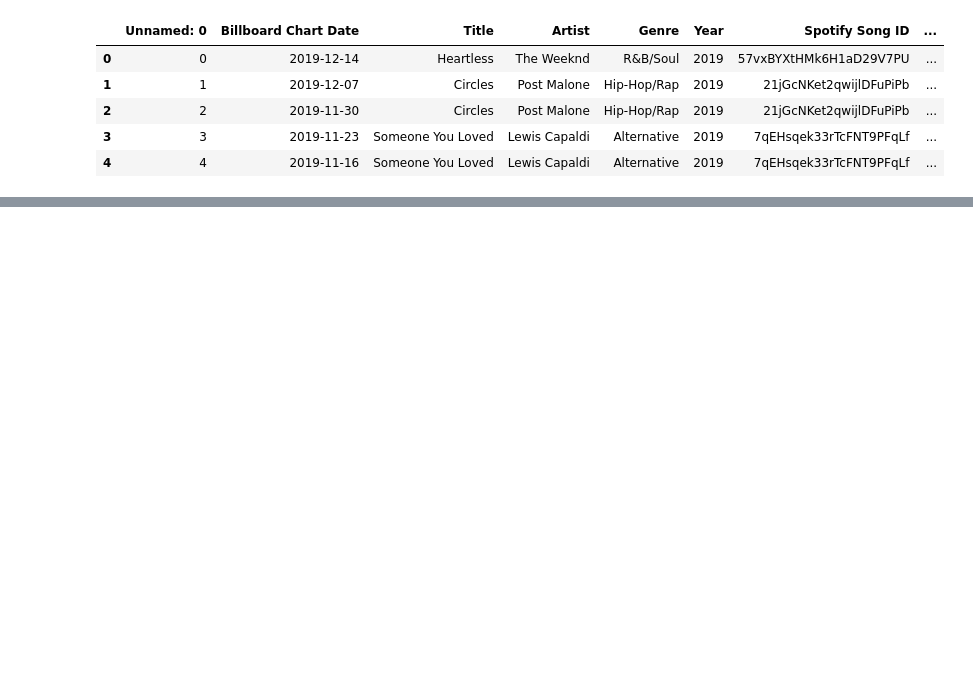
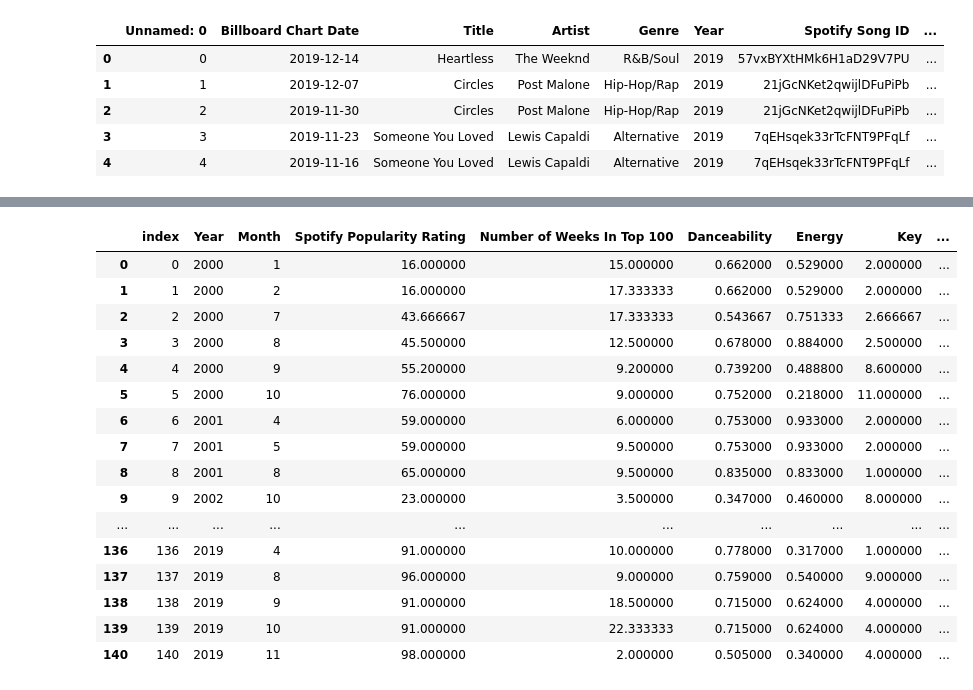
Before and after one commit to jdemusz/billboard2000-2020, a Jupyter notebook: analysis_exploration.ipynb, the cells around one changed output, grey strips where cells are left out. Saved outputs shown, nothing was run; the diff lists cells and outputs as text; code cells hidden in the pictures; blank space fills up the shorter version.

```diff
--- a/analysis_exploration.ipynb
+++ b/analysis_exploration.ipynb
@@ -107,0 +158,21 @@ track_audio_data.to_csv("Resources/track_audio_data_FINAL_FOREAL.csv")
+# %%
+mean_pop_audio_data = pop_audio_data.groupby(["Year", "Month"]).mean().reset_index().reset_index()
+mean_pop_audio_data
+# %% [output]
+|  | index | Year | Month | Spotify Popularity Rating | Number of Weeks In Top 100 | Danceability | Energy | Key | ... |
+| 0 | 0 | 2000 | 1 | 16.000000 | 15.000000 | 0.662000 | 0.529000 | 2.000000 | ... |
+| 1 | 1 | 2000 | 2 | 16.000000 | 17.333333 | 0.662000 | 0.529000 | 2.000000 | ... |
+| 2 | 2 | 2000 | 7 | 43.666667 | 17.333333 | 0.543667 | 0.751333 | 2.666667 | ... |
+| 3 | 3 | 2000 | 8 | 45.500000 | 12.500000 | 0.678000 | 0.884000 | 2.500000 | ... |
+| 4 | 4 | 2000 | 9 | 55.200000 | 9.200000 | 0.739200 | 0.488800 | 8.600000 | ... |
+| 5 | 5 | 2000 | 10 | 76.000000 | 9.000000 | 0.752000 | 0.218000 | 11.000000 | ... |
+| 6 | 6 | 2001 | 4 | 59.000000 | 6.000000 | 0.753000 | 0.933000 | 2.000000 | ... |
+| 7 | 7 | 2001 | 5 | 59.000000 | 9.500000 | 0.753000 | 0.933000 | 2.000000 | ... |
+| 8 | 8 | 2001 | 8 | 65.000000 | 9.500000 | 0.835000 | 0.833000 | 1.000000 | ... |
+| 9 | 9 | 2002 | 10 | 23.000000 | 3.500000 | 0.347000 | 0.460000 | 8.000000 | ... |
+| ... | ... | ... | ... | ... | ... | ... | ... | ... | ... |
+| 136 | 136 | 2019 | 4 | 91.000000 | 10.000000 | 0.778000 | 0.317000 | 1.000000 | ... |
+| 137 | 137 | 2019 | 8 | 96.000000 | 9.000000 | 0.759000 | 0.540000 | 9.000000 | ... |
+| 138 | 138 | 2019 | 9 | 91.000000 | 18.500000 | 0.715000 | 0.624000 | 4.000000 | ... |
+| 139 | 139 | 2019 | 10 | 91.000000 | 22.333333 | 0.715000 | 0.624000 | 4.000000 | ... |
+| 140 | 140 | 2019 | 11 | 98.000000 | 2.000000 | 0.505000 | 0.340000 | 4.000000 | ... |
```
Also changed, not shown: parts of 18 cells of this notebook, 1 other file.
